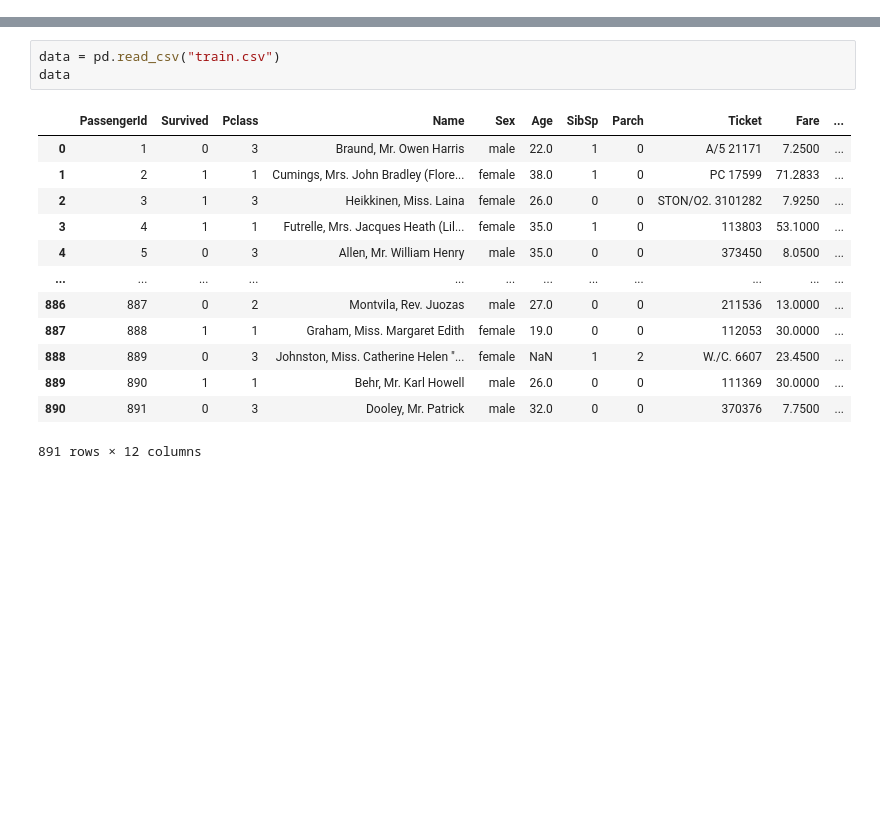
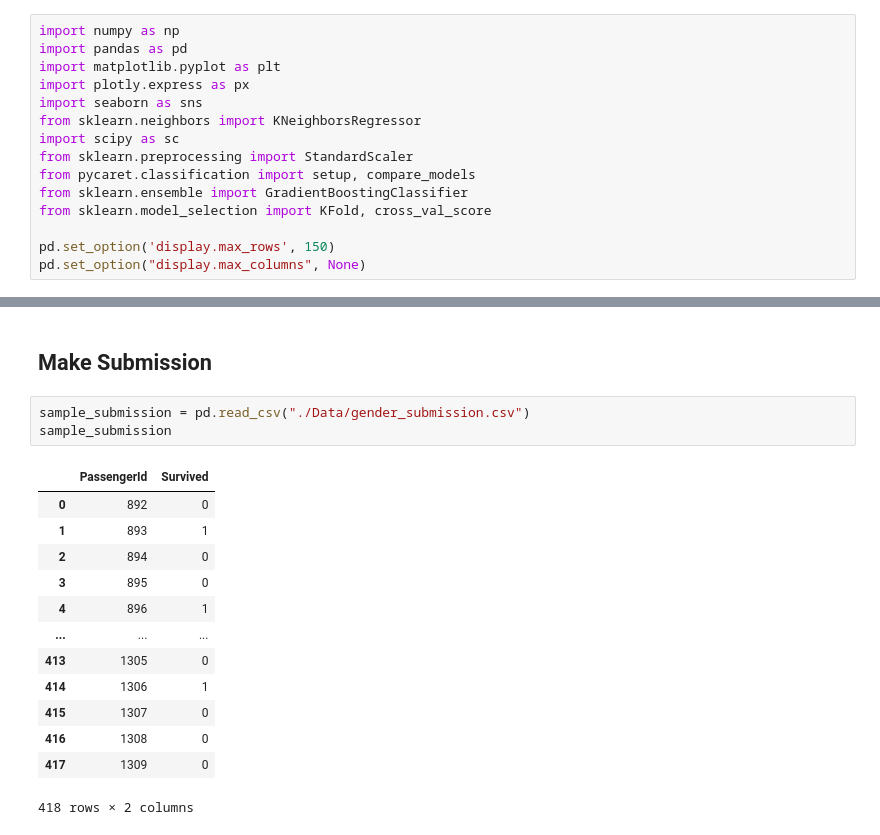
Before and after one commit to Amr3303/Titanic---Machine-Learning-from-Disaster, a Jupyter notebook: Titanic.ipynb, the cells around one changed output, grey strips where cells are left out. Cells and saved outputs as stored; diff of their text form; blank space fills up the shorter version.

Commit message:
make submission

```diff
--- a/Titanic.ipynb
+++ b/Titanic.ipynb
@@ -3,0 +3,15 @@ import pandas as pd
+# %%
+import numpy as np
+import pandas as pd
+import matplotlib.pyplot as plt
+import plotly.express as px
+import seaborn as sns
+from sklearn.neighbors import KNeighborsRegressor
+import scipy as sc
+from sklearn.preprocessing import StandardScaler
+from pycaret.classification import setup, compare_models
+from sklearn.ensemble import GradientBoostingClassifier
+from sklearn.model_selection import KFold, cross_val_score
+
+pd.set_option('display.max_rows', 150)
+pd.set_option("display.max_columns", None)
@@ -4,17 +428,19 @@ import pandas as pd
+# %% [markdown]
+## Make Submission
 # %%
-data = pd.read_csv("train.csv")
-data
+sample_submission = pd.read_csv("./Data/gender_submission.csv")
+sample_submission
 # %% [output]
-|  | PassengerId | Survived | Pclass | Name | Sex | Age | SibSp | Parch | Ticket | Fare | ... |
-| 0 | 1 | 0 | 3 | Braund, Mr. Owen Harris | male | 22.0 | 1 | 0 | A/5 21171 | 7.2500 | ... |
-| 1 | 2 | 1 | 1 | Cumings, Mrs. John Bradley (Flore... | female | 38.0 | 1 | 0 | PC 17599 | 71.2833 | ... |
-| 2 | 3 | 1 | 3 | Heikkinen, Miss. Laina | female | 26.0 | 0 | 0 | STON/O2. 3101282 | 7.9250 | ... |
-| 3 | 4 | 1 | 1 | Futrelle, Mrs. Jacques Heath (Lil... | female | 35.0 | 1 | 0 | 113803 | 53.1000 | ... |
-| 4 | 5 | 0 | 3 | Allen, Mr. William Henry | male | 35.0 | 0 | 0 | 373450 | 8.0500 | ... |
-| ... | ... | ... | ... | ... | ... | ... | ... | ... | ... | ... | ... |
-| 886 | 887 | 0 | 2 | Montvila, Rev. Juozas | male | 27.0 | 0 | 0 | 211536 | 13.0000 | ... |
-| 887 | 888 | 1 | 1 | Graham, Miss. Margaret Edith | female | 19.0 | 0 | 0 | 112053 | 30.0000 | ... |
-| 888 | 889 | 0 | 3 | Johnston, Miss. Catherine Helen "... | female | NaN | 1 | 2 | W./C. 6607 | 23.4500 | ... |
-| 889 | 890 | 1 | 1 | Behr, Mr. Karl Howell | male | 26.0 | 0 | 0 | 111369 | 30.0000 | ... |
-| 890 | 891 | 0 | 3 | Dooley, Mr. Patrick | male | 32.0 | 0 | 0 | 370376 | 7.7500 | ... |
+|  | PassengerId | Survived |
+| 0 | 892 | 0 |
+| 1 | 893 | 1 |
+| 2 | 894 | 0 |
+| 3 | 895 | 0 |
+| 4 | 896 | 1 |
+| ... | ... | ... |
+| 413 | 1305 | 0 |
+| 414 | 1306 | 1 |
+| 415 | 1307 | 0 |
+| 416 | 1308 | 0 |
+| 417 | 1309 | 0 |
-891 rows × 12 columns
+418 rows × 2 columns
```
Also changed, not shown: parts of 62 cells of this notebook, 6 other files.
